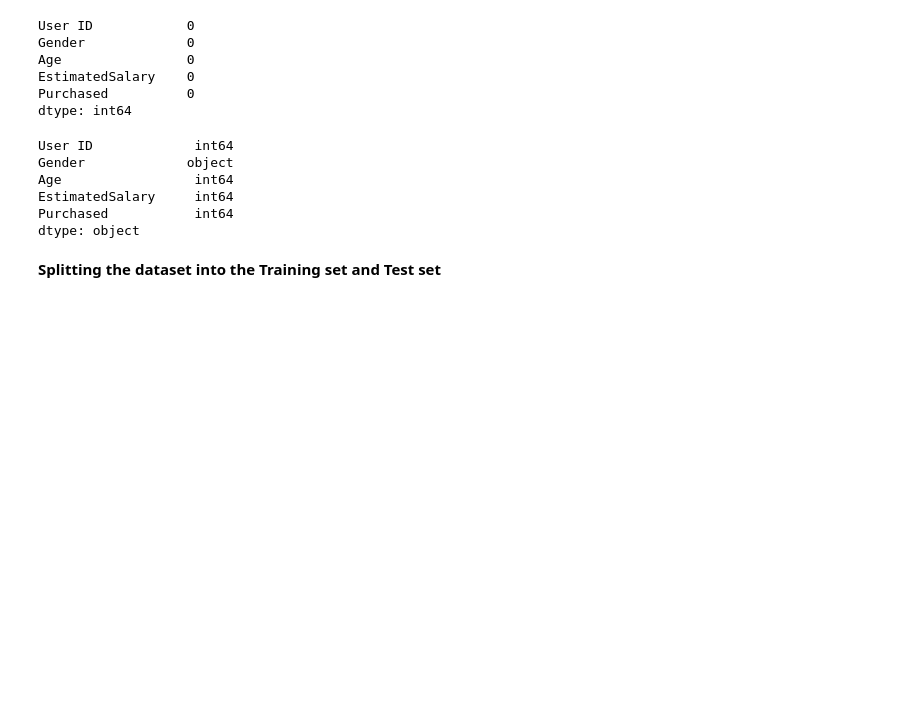
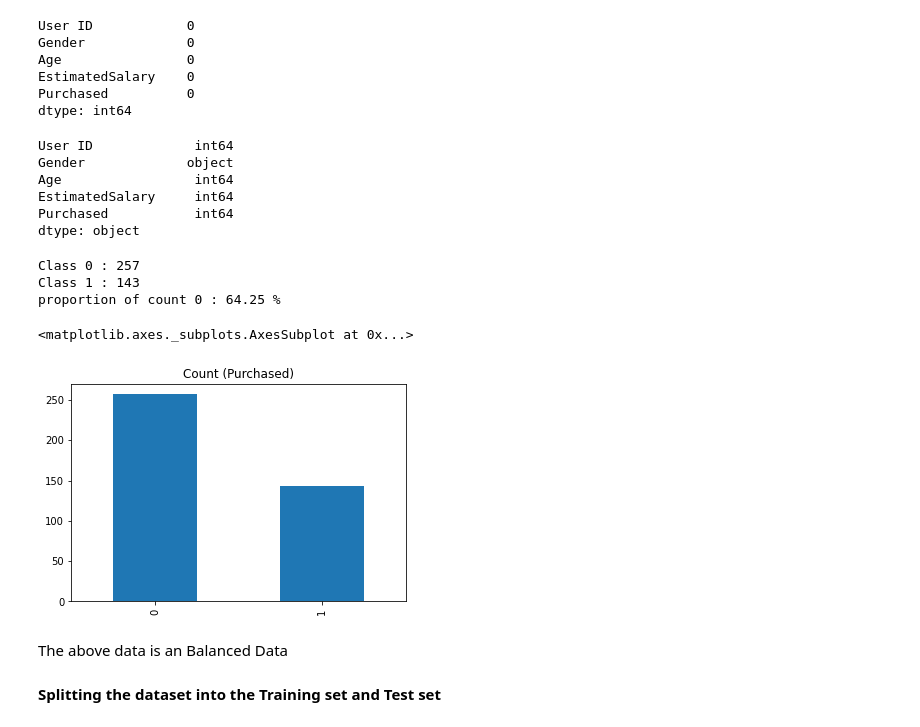
Before and after one commit to basangoudapatil/Task-7-1, a Jupyter notebook: Decision_Trees_Assignment15.ipynb, the cells around one changed output. Drawn from its saved outputs; the diff is of its cells as text; code cells hidden in the pictures; blank space fills up the shorter version.

```diff
--- a/Decision_Trees_Assignment15.ipynb
+++ b/Decision_Trees_Assignment15.ipynb
@@ -58,6 +58,20 @@ Purchased           int64
 dtype: object
 # %%
 df=df.drop_duplicates()
+# %%
+purchased_count = df.Purchased.value_counts()
+print('Class 0 :', purchased_count[0])
+print('Class 1 :', purchased_count[1])
+print('proportion of count 0 :', round(purchased_count[0]*100/(purchased_count[1] + purchased_count[0]),2),'%')
+purchased_count.plot(kind = 'bar', title = 'Count (Purchased)')
+# %% [output]
+Class 0 : 257
+Class 1 : 143
+proportion of count 0 : 64.25 %
+<matplotlib.axes._subplots.AxesSubplot at 0x...>
+[figure, added]
+# %% [markdown]
+The above data is an Balanced Data
 # %% [markdown]
 **Splitting the dataset into the Training set and Test set**
 # %%
```
